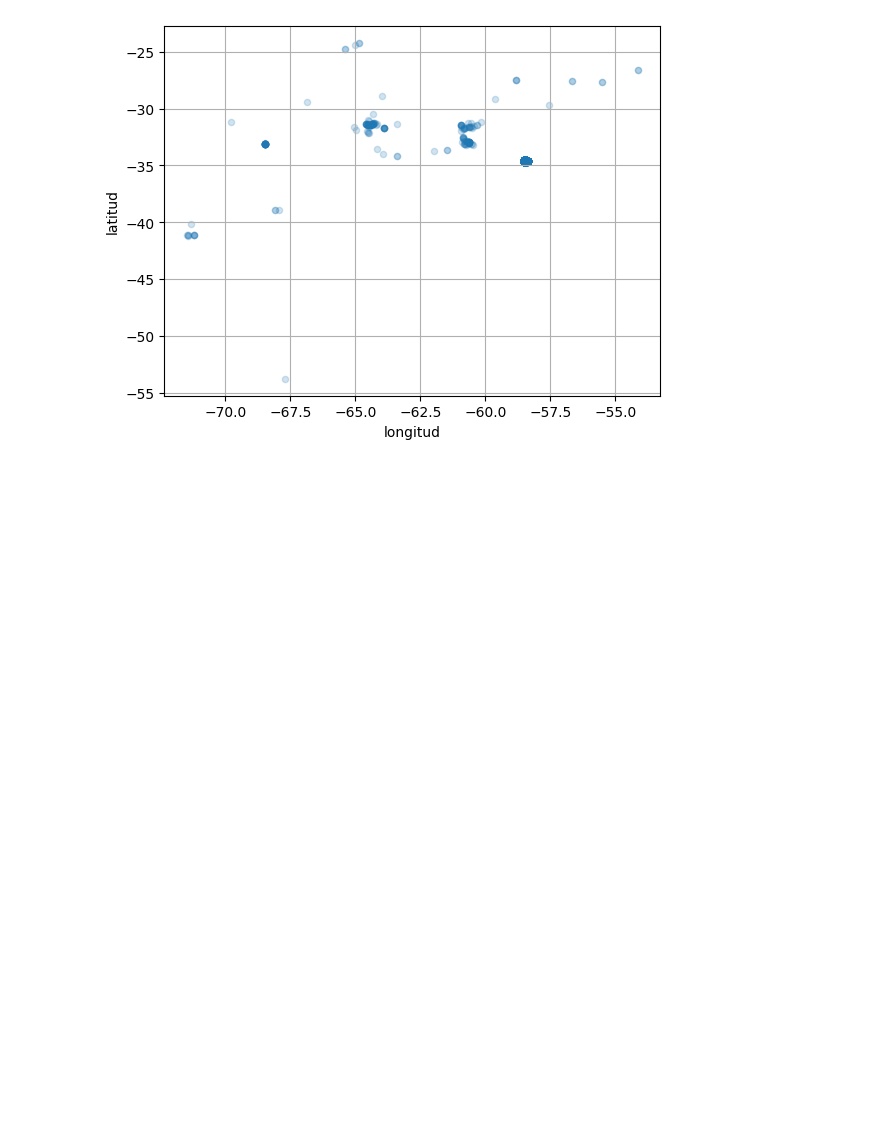
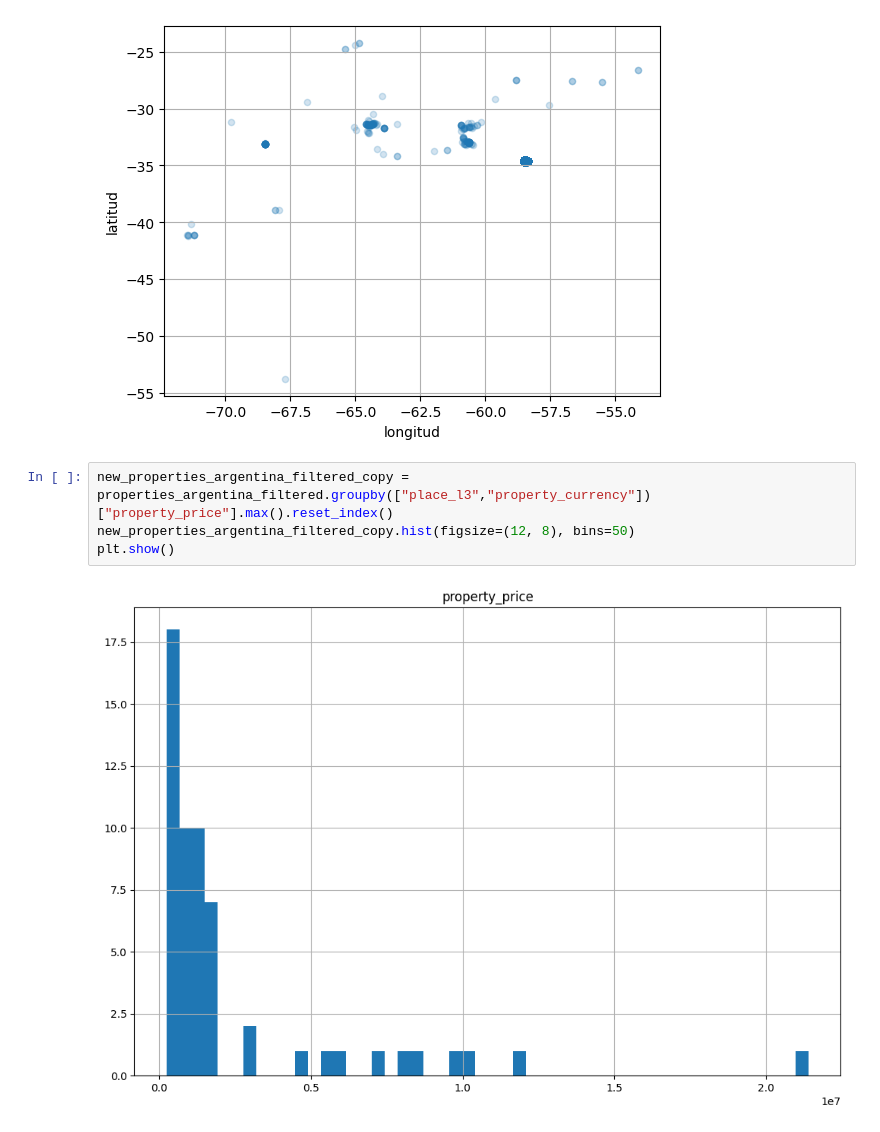
Before and after one commit to hmaldonado12/7506R-1C2024-GRUPO6, a Jupyter notebook: tp1/Copia_de_7506R_TP1_GRUPO06_ENTREGA.ipynb, the cells around one changed output. Cells and saved outputs as stored; diff of their text form; blank space fills up the shorter version.

```diff
--- a/tp1/Copia_de_7506R_TP1_GRUPO06_ENTREGA.ipynb
+++ b/tp1/Copia_de_7506R_TP1_GRUPO06_ENTREGA.ipynb
@@ -256,3 +281,9 @@ properties_argentina_filtered.plot(kind="scatter", x="longitud", y="latitud", gr
 plt.show()
 # %% [output]
 [figure]
+# %%
+new_properties_argentina_filtered_copy = properties_argentina_filtered.groupby(["place_l3","property_currency"])["property_price"].max().reset_index()
+new_properties_argentina_filtered_copy.hist(figsize=(12, 8), bins=50)
+plt.show()
+# %% [output]
+[figure, added]
```
Also changed, not shown: parts of 3 cells of this notebook.
